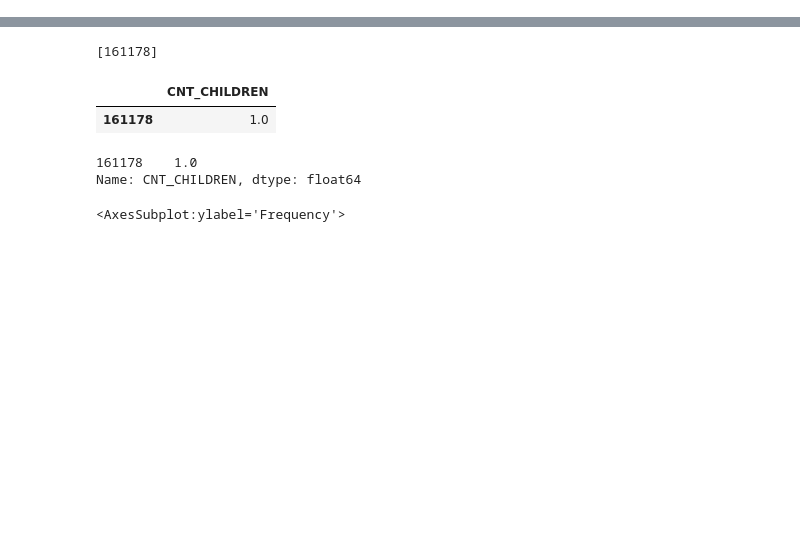
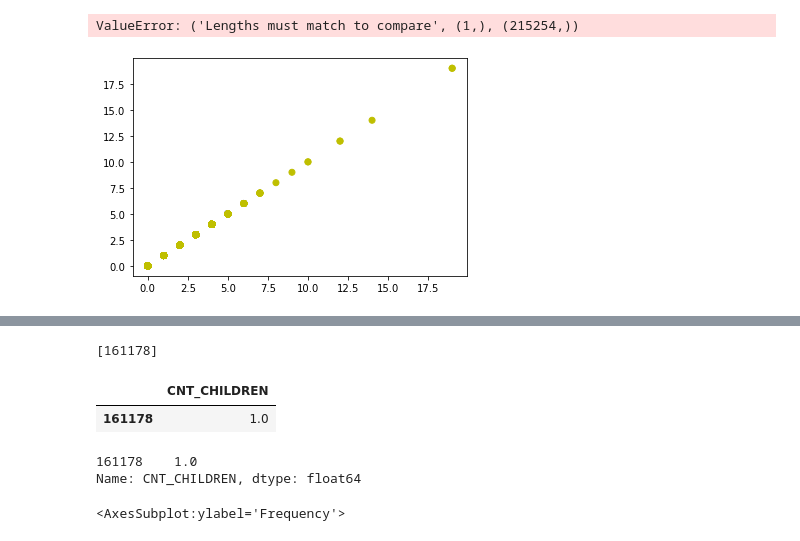
Before and after one commit to pbonte92/P7_Paul_Bonte, a Jupyter notebook: Untitled.ipynb, the cells around one changed output, grey strips where cells are left out. Saved outputs shown, nothing was run; the diff lists cells and outputs as text; code cells hidden in the pictures; blank space fills up the shorter version.

```diff
--- a/Untitled.ipynb
+++ b/Untitled.ipynb
@@ -29,3 +29,13 @@ def get_prediction(model , X):
 # %%
 client_id = data[data['SK_ID_CURR']==286843].index.tolist()
             df[df['SK_ID_CURR']== int(client_id)].index.tolist()
+# %%
+colors = np.where(x == data['CNT_CHILDREN'].iloc[client_id],'y','k')
+# %% [output]
+ValueError: ('Lengths must match to compare', (1,), (215254,))
+# %%
+x = np.array(data['CNT_CHILDREN'])
+y = np.array(data['CNT_CHILDREN'])
+ax = plt.scatter(x,y,c = colors)
+# %% [output]
+[figure, added]
```
Also changed, not shown: parts of 1 cell of this notebook, 4 other files.
